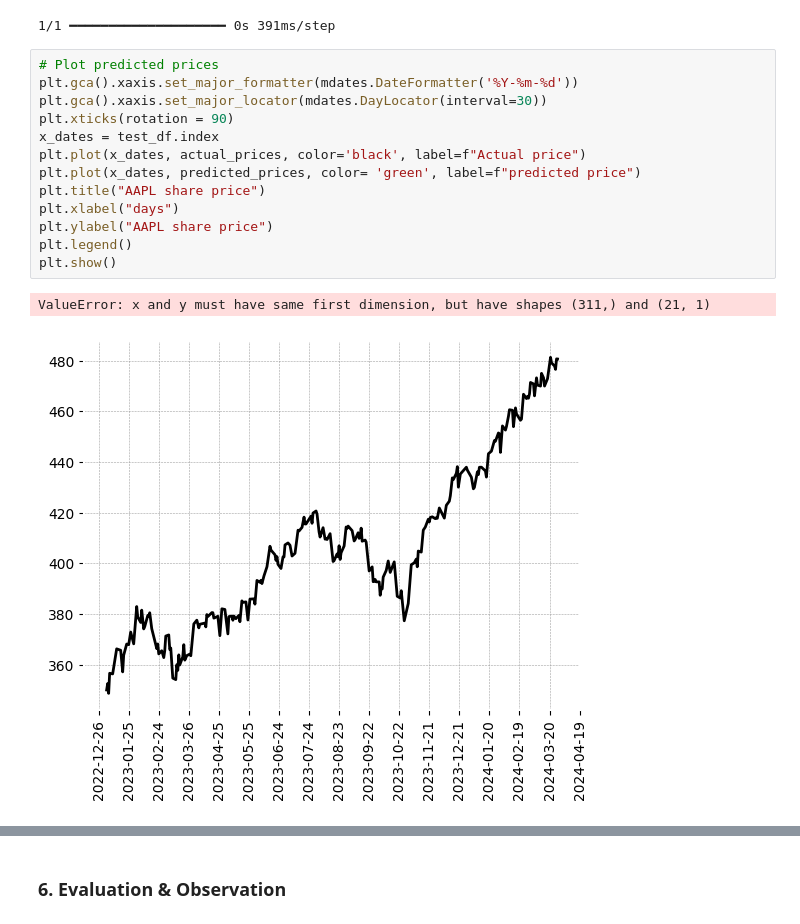
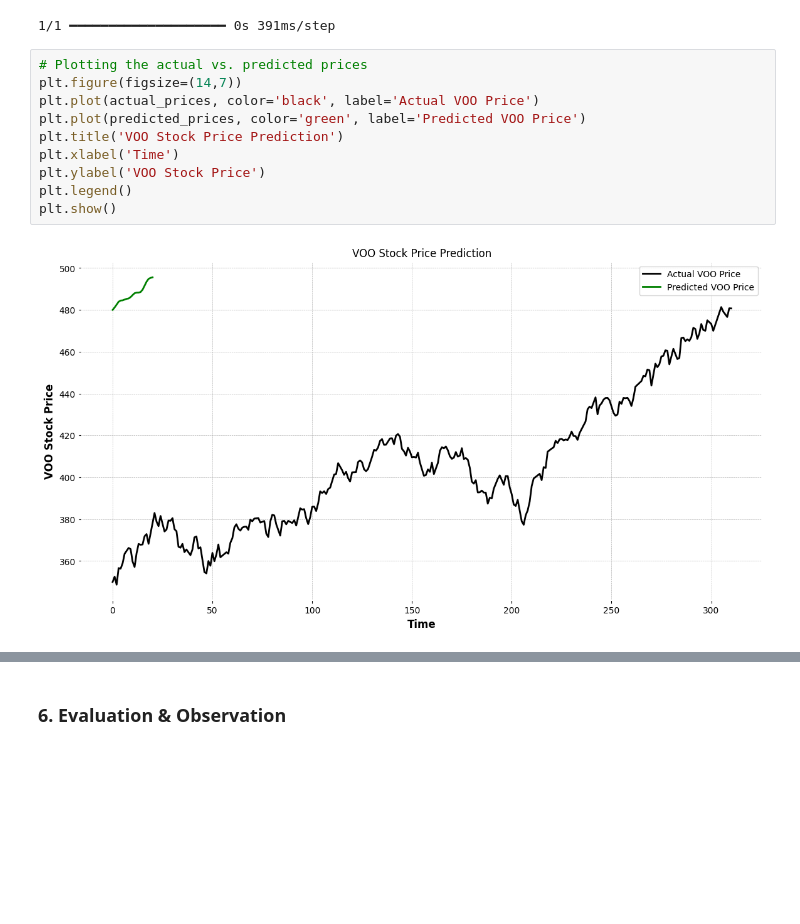
Before and after one commit to charltonxqh/SC1015-mini-project, a Jupyter notebook: LSTM Analysis/LSTM_trial.ipynb, the cells around one changed output, grey strips where cells are left out. Drawn from its saved outputs; the diff is of its cells as text; blank space fills up the shorter version.

```diff
--- a/LSTM Analysis/LSTM_trial.ipynb
+++ b/LSTM Analysis/LSTM_trial.ipynb
@@ -378,18 +378,14 @@ predicted_prices = scaler.inverse_transform(predicted_prices)
 # %% [output]
 1/1 ━━━━━━━━━━━━━━━━━━━━ 0s 391ms/step
 # %%
-# Plot predicted prices
-plt.gca().xaxis.set_major_formatter(mdates.DateFormatter('%Y-%m-%d'))
-plt.gca().xaxis.set_major_locator(mdates.DayLocator(interval=30))
-plt.xticks(rotation = 90)
-x_dates = test_df.index
-plt.plot(x_dates, actual_prices, color='black', label=f"Actual price")
-plt.plot(x_dates, predicted_prices, color= 'green', label=f"predicted price")
-plt.title("AAPL share price")
-plt.xlabel("days")
-plt.ylabel("AAPL share price")
+# Plotting the actual vs. predicted prices
+plt.figure(figsize=(14,7))
+plt.plot(actual_prices, color='black', label='Actual VOO Price')
+plt.plot(predicted_prices, color='green', label='Predicted VOO Price')
+plt.title('VOO Stock Price Prediction')
+plt.xlabel('Time')
+plt.ylabel('VOO Stock Price')
 plt.legend()
 plt.show()
 # %% [output]
-ValueError: x and y must have same first dimension, but have shapes (311,) and (21, 1)
-[figure, old version]
+[figure, new version]
```
Also changed, not shown: parts of 1 cell of this notebook, 2 other files.
